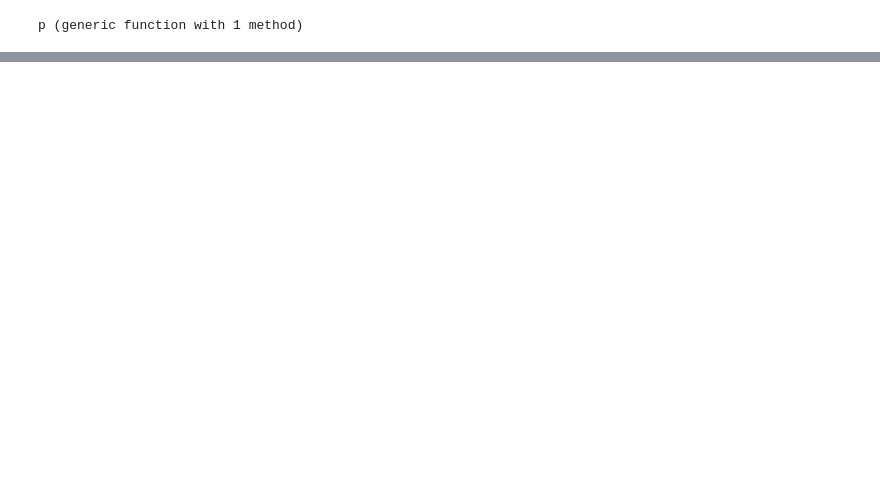
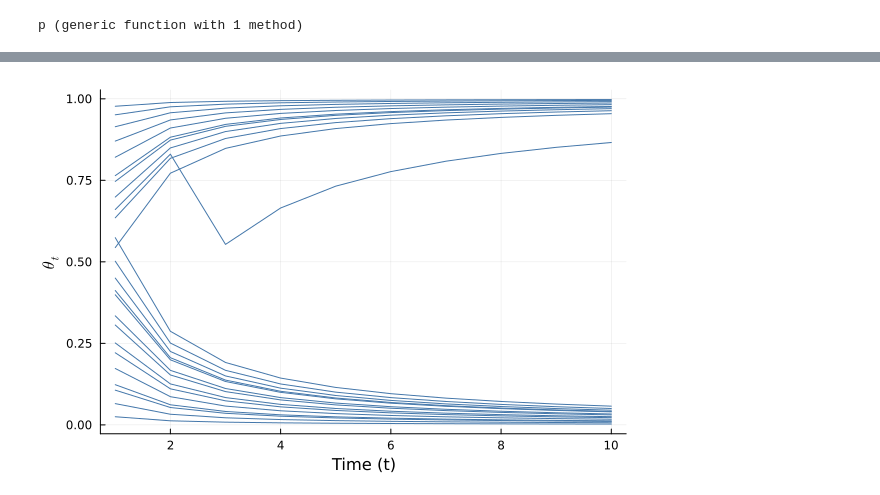
Before and after one commit to adityam/stochastic-control, a Jupyter notebook: julia-examples/stochastic-approximation-urn-model/urn-model.ipynb, the cells around one changed output, grey strips where cells are left out. Saved outputs shown, nothing was run; the diff lists cells and outputs as text; code cells hidden in the pictures; blank space fills up the shorter version.

```diff
--- a/julia-examples/stochastic-approximation-urn-model/urn-model.ipynb
+++ b/julia-examples/stochastic-approximation-urn-model/urn-model.ipynb
@@ -24,0 +35,26 @@ LoadError: syntax: invalid identifier name "."
+# %%
+#| label: fig-urn-multiple-runs
+#| fig-cap: Multiple runs of the urn model (@exm-urn-model) for different initial conditions.
+
+Random.seed!(42)
+
+N = 10
+M = 25
+α = zeros(N)
+for n in 1:N
+    α[n] = 1/(n+1)
+end
+
+default()
+
+θ = zeros(N,M)
+
+for m in 1:M
+    θ[1,m] = mod((m/M + rand()/M),1)
+    for n in 1:N-1
+        θ[n+1,m] = θ[n,m] + α[n]*( rand(Bernoulli(p(θ[n,m]))) - θ[n,m])
+    end
+end
+plot(1:N, θ, leg=false, color=current_colors[1], xlab="Time (t)", ylab=L"\theta_t")
+# %% [output]
+[figure, added]
```
Also changed, not shown: parts of 9 cells of this notebook, 4 other files.
